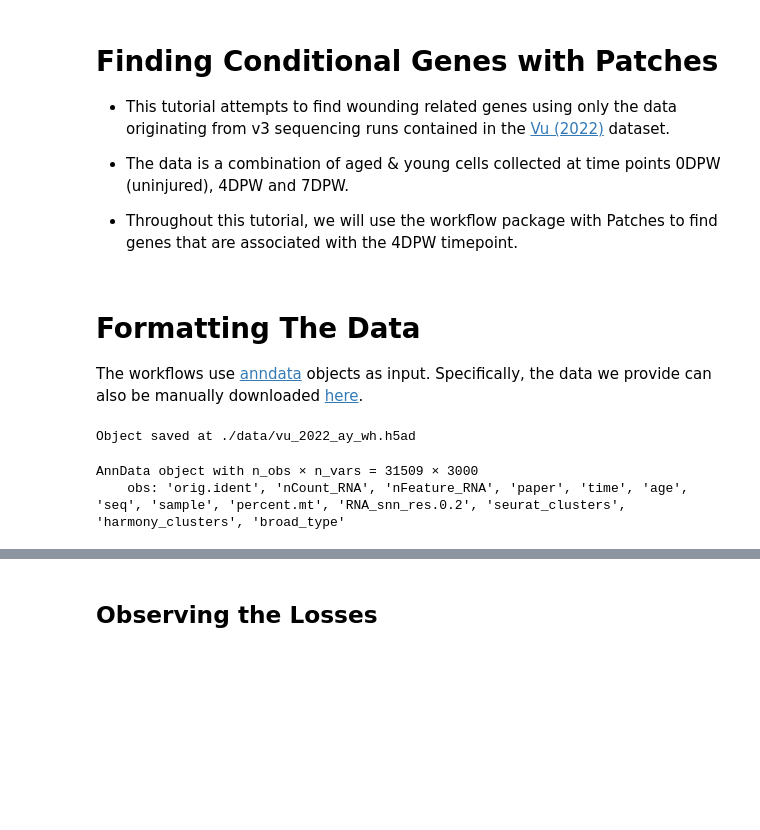
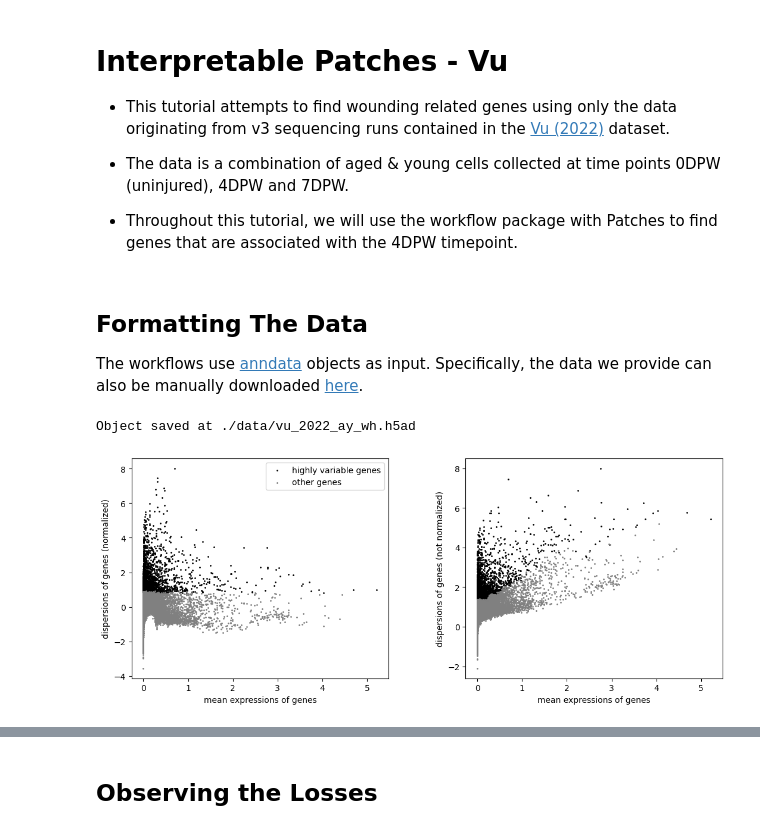
Before and after one commit to Computational-Morphogenomics-Group/Ladder, a Jupyter notebook: docs/notebooks/interpretable_vu_tutorial.ipynb, the cells around one changed output, grey strips where cells are left out. Cells and saved outputs as stored; diff of their text form; code cells hidden in the pictures; blank space fills up the shorter version.

Commit message:
updates to paper chkp

```diff
--- a/docs/notebooks/interpretable_vu_tutorial.ipynb
+++ b/docs/notebooks/interpretable_vu_tutorial.ipynb
@@ -1,5 +1,5 @@
 # %% [markdown]
-# Finding Conditional Genes with Patches
+# Interpretable Patches - Vu
 
 - This tutorial attempts to find wounding related genes using only the data originating from v3 sequencing runs contained in the [Vu (2022)](https://www.ncbi.nlm.nih.gov/pmc/articles/PMC9901190/) dataset.
 
@@ -25,7 +25,7 @@ import matplotlib.pyplot as plt
 import anndata as ad
 import scanpy as sc
 # %% [markdown]
-# Formatting The Data
+## Formatting The Data
 
 The workflows use [anndata](https://anndata.readthedocs.io/en/latest/) objects as input. Specifically, the data we provide can also be manually downloaded [here](https://drive.google.com/file/d/1quCP3403hOPG5Q8cy1KWZui_a0mJrQ5J/view?usp=drive_link).
 # %%
@@ -36,7 +36,13 @@ Object saved at ./data/vu_2022_ay_wh.h5ad
 # %%
 # Load the anndata object
 anndata = ad.read_h5ad("data/vu_2022_ay_wh.h5ad")
-anndata
+anndata.layers["normalized"] = anndata.X
+
+# Find/subset HVGs & swap to raw counts
+sc.pp.highly_variable_genes(anndata, n_top_genes=3000, batch_key="sample")
+sc.pl.highly_variable_genes(anndata)
+
+anndata = anndata[:, anndata.var["highly_variable"]]
+anndata.X = anndata.layers["counts"]
 # %% [output]
-AnnData object with n_obs × n_vars = 31509 × 3000
-    obs: 'orig.ident', 'nCount_RNA', 'nFeature_RNA', 'paper', 'time', 'age', 'seq', 'sample', 'percent.mt', 'RNA_snn_res.0.2', 'seurat_clusters', 'harmony_clusters', 'broad_type'
+[figure, added]
```
Also changed, not shown: parts of 10 cells of this notebook, 13 other files.
